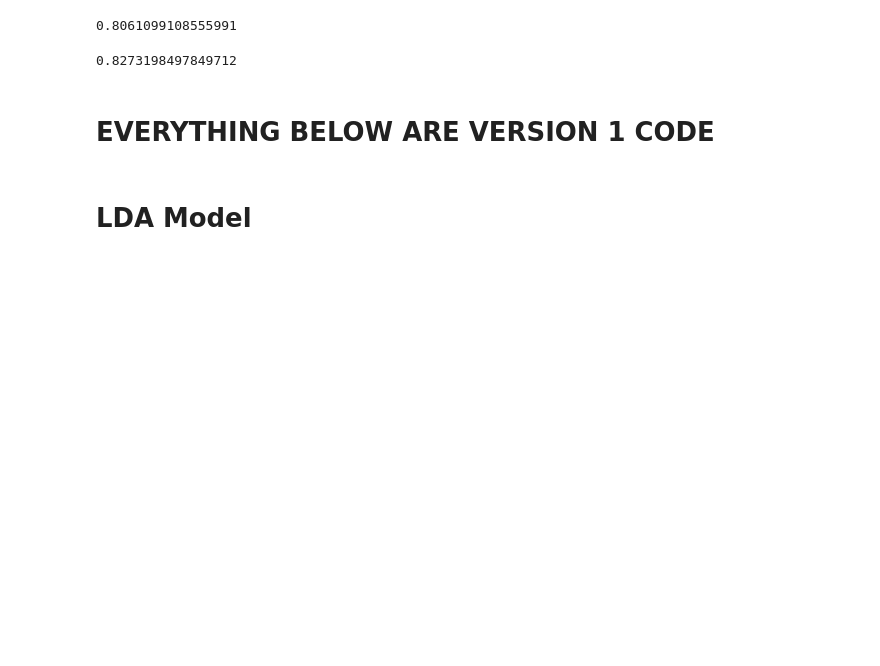
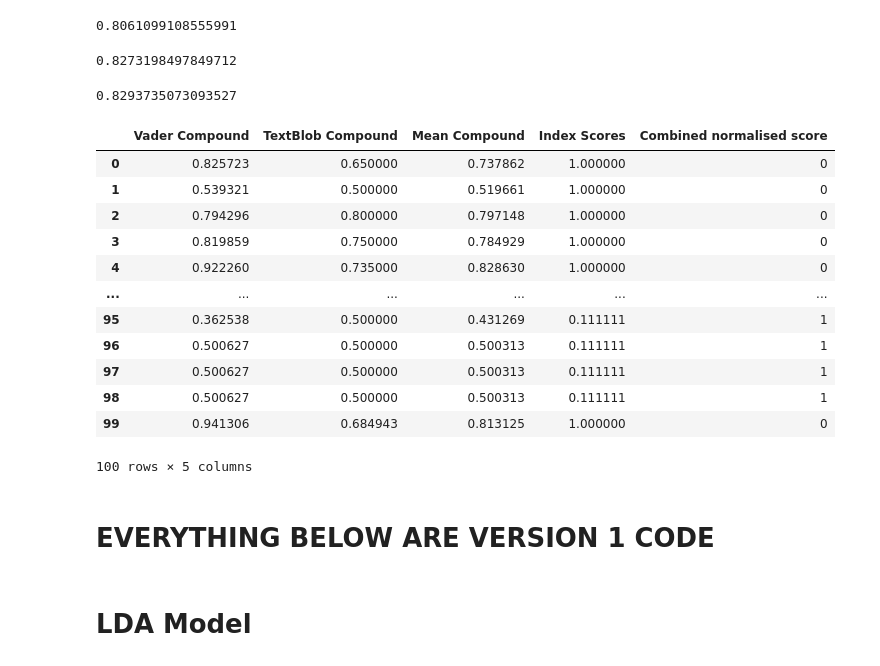
Before and after one commit to ngohngoh/phone-reviews-analysis, a Jupyter notebook: Cell phone Reviews - YL.ipynb, the cells around one changed output. Cells and saved outputs as stored; diff of their text form; code cells hidden in the pictures; blank space fills up the shorter version.

```diff
--- a/Cell phone Reviews - YL.ipynb
+++ b/Cell phone Reviews - YL.ipynb
@@ -998,28 +1004,39 @@ df_normalised_scores.head()
 # %%
 vader_normalised_score = []
 tb_normalised_score = []
+comb_normalised_score = []
+comb_normalised_col = []
 
 for index, row in df_normalised_scores.iterrows():
     vader = row['Vader Compound']
-    vader_index = row['Vader Index Score']
     tb = row['TextBlob Compound']
-    tb_index =row['TextBlob Index Score']
+    comb = (vader+tb)/2
+    comb_normalised_col.append(comb)
+    index =row['Index Scores']
 
-    if (vader>=0.66 and vader_index<0.66):
+    if (vader>=0.66 and index<0.66):
         vader_normalised_score.append(1)
-    elif(vader<0.66 and vader>=0.33) and (vader_index<0.33):
+    elif(vader<0.66 and vader>=0.33) and (index<0.33):
         vader_normalised_score.append(1)
-    elif(vader<0.33 and vader_index>0.33):
+    elif(vader<0.33 and index>0.33):
         vader_normalised_score.append(1)
     else:vader_normalised_score.append(0)
 
-    if (tb>=0.66 and tb_index<0.66):
+    if (tb>=0.66 and index<0.66):
         tb_normalised_score.append(1)
-    elif(tb<0.66 and tb>=0.33) and (tb_index<0.33):
+    elif(tb<0.66 and tb>=0.33) and (index<0.33):
         tb_normalised_score.append(1)
-    elif(tb<0.33 and tb_index>0.33):
+    elif(tb<0.33 and index>0.33):
         tb_normalised_score.append(1)
     else:tb_normalised_score.append(0)
+
+    if (comb>=0.66 and index<0.66):
+        comb_normalised_score.append(1)
+    elif(comb<0.66 and comb>=0.33) and (index<0.33):
+        comb_normalised_score.append(1)
+    elif(comb<0.33 and index>0.33):
+        comb_normalised_score.append(1)
+    else:comb_normalised_score.append(0)
 # %%
 #Vader Accuracy
 (len(vader_normalised_score)-sum(vader_normalised_score))/len(vader_normalised_score)
@@ -1030,3 +1047,30 @@ for index, row in df_normalised_scores.iterrows():
 (len(tb_normalised_score)-sum(tb_normalised_score))/len(tb_normalised_score)
 # %% [output]
 0.8273198497849712
+# %%
+#Comb Accuracy
+(len(comb_normalised_score)-sum(comb_normalised_score))/len(comb_normalised_score)
+# %% [output]
+0.8293735073093527
+# %%
+df_normalised_scores.insert(loc=2, column='Mean Compound', value=comb_normalised_col)
+# %%
+#df_normalised_scores.insert(loc=5, column='Combined normalised score', value=comb_normalised_score)
+df_normalised_scores.drop(["vader_normalised_score"], axis=1, inplace = True)
+# %%
+df_normalised_scores.head(100)
+#Combined normalised score of 0 indicates an accurate sentiment
+# %% [output]
+|  | Vader Compound | TextBlob Compound | Mean Compound | Index Scores | Combined normalised score |
+| 0 | 0.825723 | 0.650000 | 0.737862 | 1.000000 | 0 |
+| 1 | 0.539321 | 0.500000 | 0.519661 | 1.000000 | 0 |
+| 2 | 0.794296 | 0.800000 | 0.797148 | 1.000000 | 0 |
+| 3 | 0.819859 | 0.750000 | 0.784929 | 1.000000 | 0 |
+| 4 | 0.922260 | 0.735000 | 0.828630 | 1.000000 | 0 |
+| ... | ... | ... | ... | ... | ... |
+| 95 | 0.362538 | 0.500000 | 0.431269 | 0.111111 | 1 |
+| 96 | 0.500627 | 0.500000 | 0.500313 | 0.111111 | 1 |
+| 97 | 0.500627 | 0.500000 | 0.500313 | 0.111111 | 1 |
+| 98 | 0.500627 | 0.500000 | 0.500313 | 0.111111 | 1 |
+| 99 | 0.941306 | 0.684943 | 0.813125 | 1.000000 | 0 |
+100 rows × 5 columns
```
Also changed, not shown: parts of 7 cells of this notebook, 1 other file.
